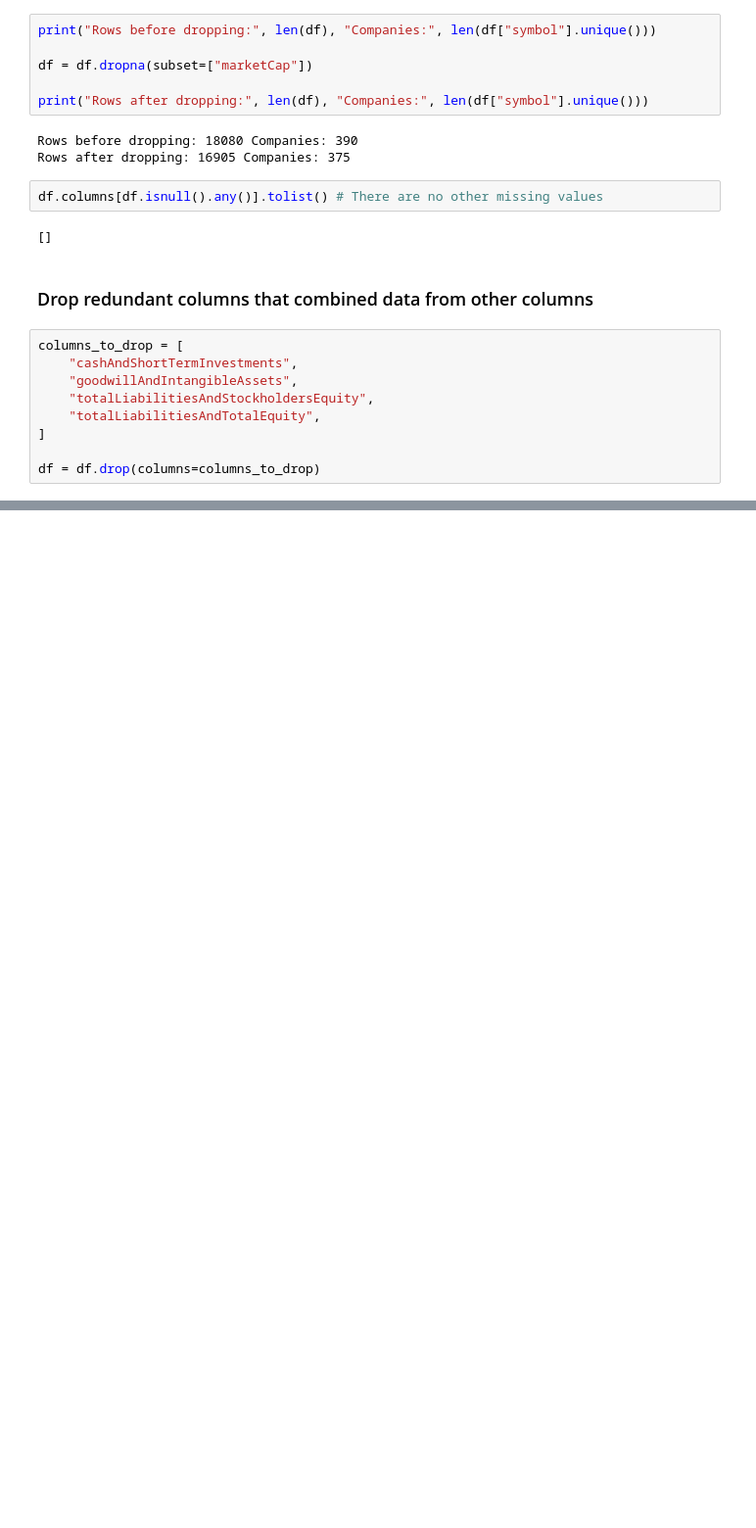
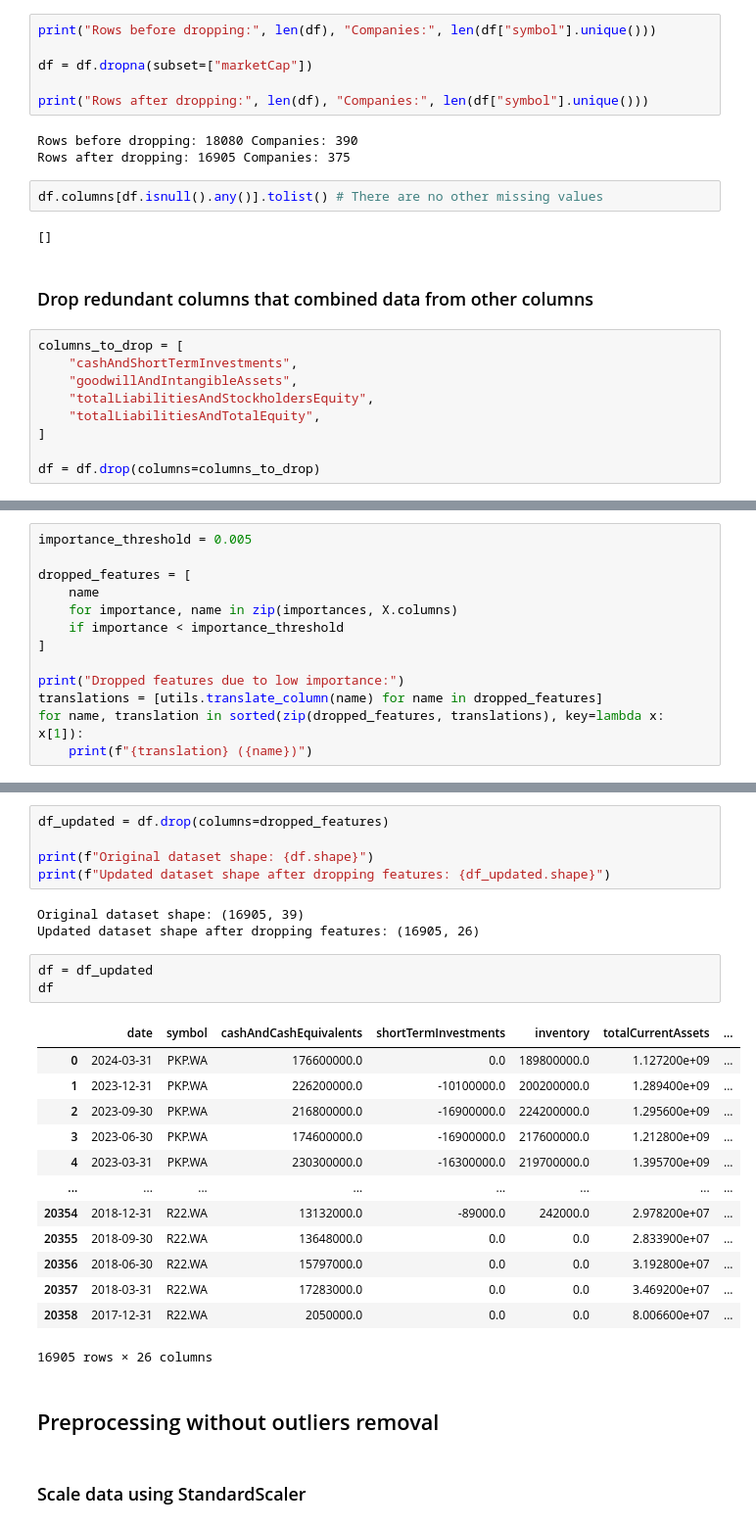
Before and after one commit to MatiPl01/stock-market-prices-prediction, a Jupyter notebook: preprocessing.ipynb, the cells around one changed output, grey strips where cells are left out. Shown at 98% size. Saved outputs shown, nothing was run; the diff lists cells and outputs as text; blank space fills up the shorter version.

Commit message:
Add some more preprocessing steps

```diff
--- a/preprocessing.ipynb
+++ b/preprocessing.ipynb
@@ -245,0 +187,13 @@ df = df.drop(columns=columns_to_drop)
+# %%
+importance_threshold = 0.005
+
+dropped_features = [
+    name
+    for importance, name in zip(importances, X.columns)
+    if importance < importance_threshold
+]
+
+print("Dropped features due to low importance:")
+translations = [utils.translate_column(name) for name in dropped_features]
+for name, translation in sorted(zip(dropped_features, translations), key=lambda x: x[1]):
+    print(f"{translation} ({name})")
@@ -245,0 +215,29 @@ df = df.drop(columns=columns_to_drop)
+# %%
+df_updated = df.drop(columns=dropped_features)
+
+print(f"Original dataset shape: {df.shape}")
+print(f"Updated dataset shape after dropping features: {df_updated.shape}")
+# %% [output]
+Original dataset shape: (16905, 39)
+Updated dataset shape after dropping features: (16905, 26)
+# %%
+df = df_updated
+df
+# %% [output]
+|  | date | symbol | cashAndCashEquivalents | shortTermInvestments | inventory | totalCurrentAssets | ... |
+| 0 | 2024-03-31 | PKP.WA | 176600000.0 | 0.0 | 189800000.0 | 1.127200e+09 | ... |
+| 1 | 2023-12-31 | PKP.WA | 226200000.0 | -10100000.0 | 200200000.0 | 1.289400e+09 | ... |
+| 2 | 2023-09-30 | PKP.WA | 216800000.0 | -16900000.0 | 224200000.0 | 1.295600e+09 | ... |
+| 3 | 2023-06-30 | PKP.WA | 174600000.0 | -16900000.0 | 217600000.0 | 1.212800e+09 | ... |
+| 4 | 2023-03-31 | PKP.WA | 230300000.0 | -16300000.0 | 219700000.0 | 1.395700e+09 | ... |
+| ... | ... | ... | ... | ... | ... | ... | ... |
+| 20354 | 2018-12-31 | R22.WA | 13132000.0 | -89000.0 | 242000.0 | 2.978200e+07 | ... |
+| 20355 | 2018-09-30 | R22.WA | 13648000.0 | 0.0 | 0.0 | 2.833900e+07 | ... |
+| 20356 | 2018-06-30 | R22.WA | 15797000.0 | 0.0 | 0.0 | 3.192800e+07 | ... |
+| 20357 | 2018-03-31 | R22.WA | 17283000.0 | 0.0 | 0.0 | 3.469200e+07 | ... |
+| 20358 | 2017-12-31 | R22.WA | 2050000.0 | 0.0 | 0.0 | 8.006600e+07 | ... |
+16905 rows × 26 columns
+# %% [markdown]
+## Preprocessing without outliers removal
+# %% [markdown]
+### Scale data using StandardScaler
```
Also changed, not shown: parts of 27 cells of this notebook, 6 other files.
